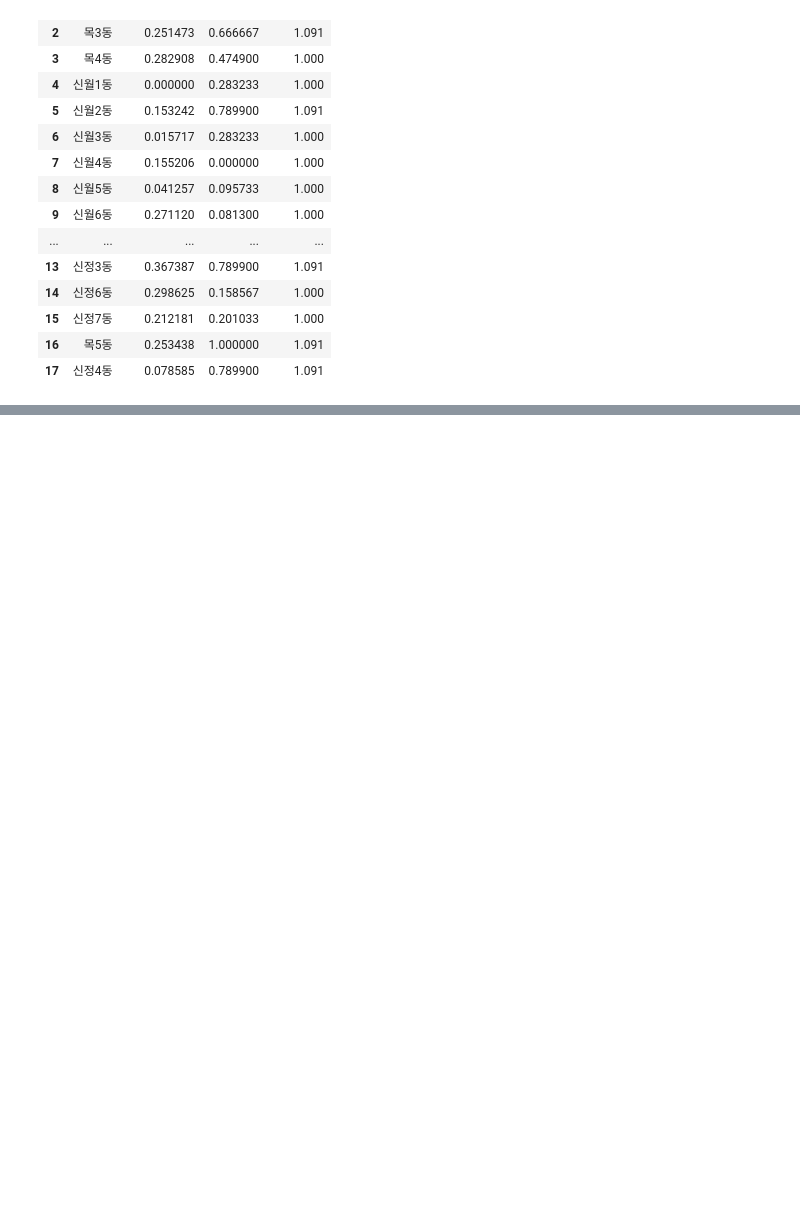
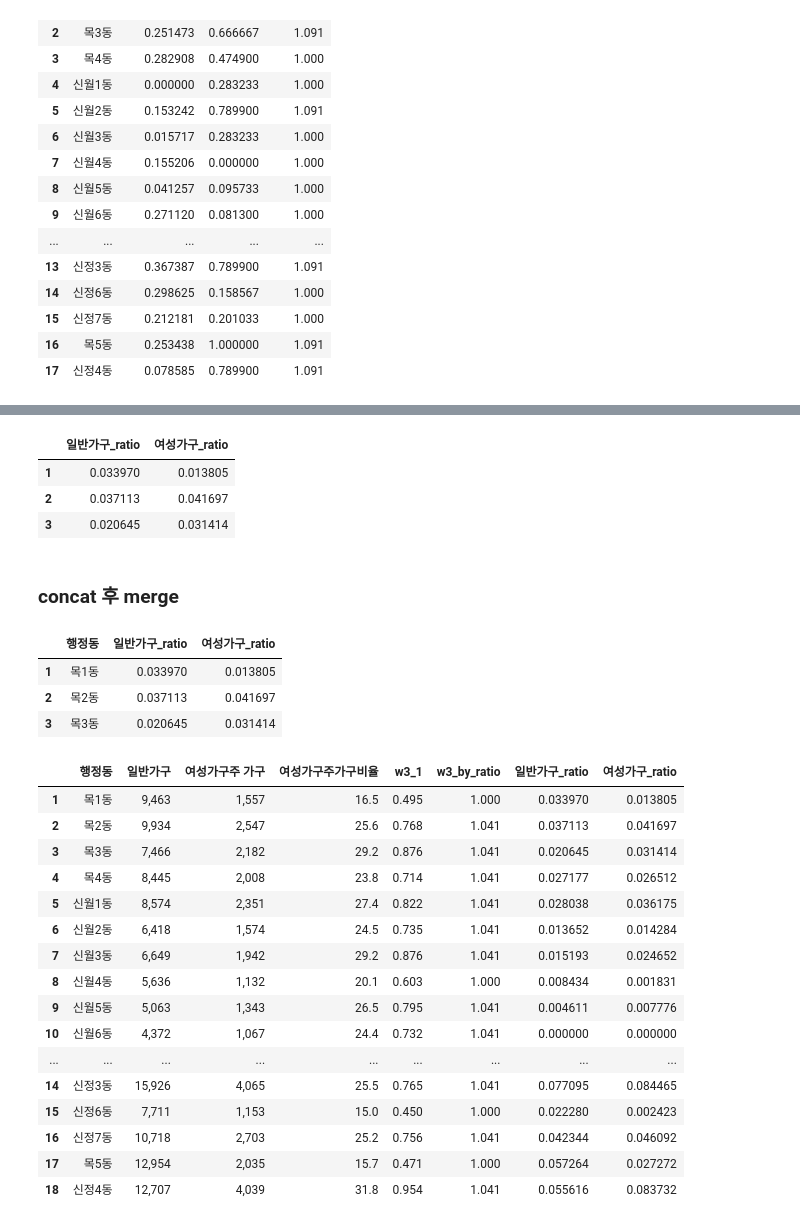
Before and after one commit to AdonisHan/yc_cctv_1214, a Jupyter notebook: data_for_emd_cctv_1214.ipynb, the cells around one changed output, grey strips where cells are left out. Drawn from its saved outputs; the diff is of its cells as text; code cells hidden in the pictures; blank space fills up the shorter version.

```diff
--- a/data_for_emd_cctv_1214.ipynb
+++ b/data_for_emd_cctv_1214.ipynb
@@ -321,0 +664,4 @@ overall_merge_w1 = pd.merge(overall_merge,overall_merge_scaling, on = ['행정
+# %%
+df1_w3 = pd.DataFrame(w3_usecol_3.loc[:,'행정동'],columns=['행정동'])
+# %%
+df2_w3 = pd.DataFrame(mnscaler.fit_transform(w3_usecol_3.loc[ : ,'일반가구':'여성가구']), columns = ['일반가구_ratio','여성가구_ratio'])
@@ -321,0 +670,40 @@ overall_merge_w1 = pd.merge(overall_merge,overall_merge_scaling, on = ['행정
+# %%
+df2_w3[1:4]
+# %% [output]
+|  | 일반가구_ratio | 여성가구_ratio |
+| 1 | 0.033970 | 0.013805 |
+| 2 | 0.037113 | 0.041697 |
+| 3 | 0.020645 | 0.031414 |
+# %% [markdown]
+### concat 후 merge
+# %%
+w3_scaling = pd.concat([df1_w3,df2_w3],axis=1)
+# %%
+w3_scaling[1:4]
+# %% [output]
+|  | 행정동 | 일반가구_ratio | 여성가구_ratio |
+| 1 | 목1동 | 0.033970 | 0.013805 |
+| 2 | 목2동 | 0.037113 | 0.041697 |
+| 3 | 목3동 | 0.020645 | 0.031414 |
+# %%
+w3_merged = pd.merge(w3_usecol,w3_scaling,on = ['행정동'])
+# %%
+w3_merged[1:19]
+# %% [output]
+|  | 행정동 | 일반가구 | 여성가구주 가구 | 여성가구주가구비율 | w3_1 | w3_by_ratio | 일반가구_ratio | 여성가구_ratio |
+| 1 | 목1동 | 9,463 | 1,557 | 16.5 | 0.495 | 1.000 | 0.033970 | 0.013805 |
+| 2 | 목2동 | 9,934 | 2,547 | 25.6 | 0.768 | 1.041 | 0.037113 | 0.041697 |
+| 3 | 목3동 | 7,466 | 2,182 | 29.2 | 0.876 | 1.041 | 0.020645 | 0.031414 |
+| 4 | 목4동 | 8,445 | 2,008 | 23.8 | 0.714 | 1.041 | 0.027177 | 0.026512 |
+| 5 | 신월1동 | 8,574 | 2,351 | 27.4 | 0.822 | 1.041 | 0.028038 | 0.036175 |
+| 6 | 신월2동 | 6,418 | 1,574 | 24.5 | 0.735 | 1.041 | 0.013652 | 0.014284 |
+| 7 | 신월3동 | 6,649 | 1,942 | 29.2 | 0.876 | 1.041 | 0.015193 | 0.024652 |
+| 8 | 신월4동 | 5,636 | 1,132 | 20.1 | 0.603 | 1.000 | 0.008434 | 0.001831 |
+| 9 | 신월5동 | 5,063 | 1,343 | 26.5 | 0.795 | 1.041 | 0.004611 | 0.007776 |
+| 10 | 신월6동 | 4,372 | 1,067 | 24.4 | 0.732 | 1.041 | 0.000000 | 0.000000 |
+| ... | ... | ... | ... | ... | ... | ... | ... | ... |
+| 14 | 신정3동 | 15,926 | 4,065 | 25.5 | 0.765 | 1.041 | 0.077095 | 0.084465 |
+| 15 | 신정6동 | 7,711 | 1,153 | 15.0 | 0.450 | 1.000 | 0.022280 | 0.002423 |
+| 16 | 신정7동 | 10,718 | 2,703 | 25.2 | 0.756 | 1.041 | 0.042344 | 0.046092 |
+| 17 | 목5동 | 12,954 | 2,035 | 15.7 | 0.471 | 1.000 | 0.057264 | 0.027272 |
+| 18 | 신정4동 | 12,707 | 4,039 | 31.8 | 0.954 | 1.041 | 0.055616 | 0.083732 |
```
Also changed, not shown: parts of 69 cells of this notebook.
